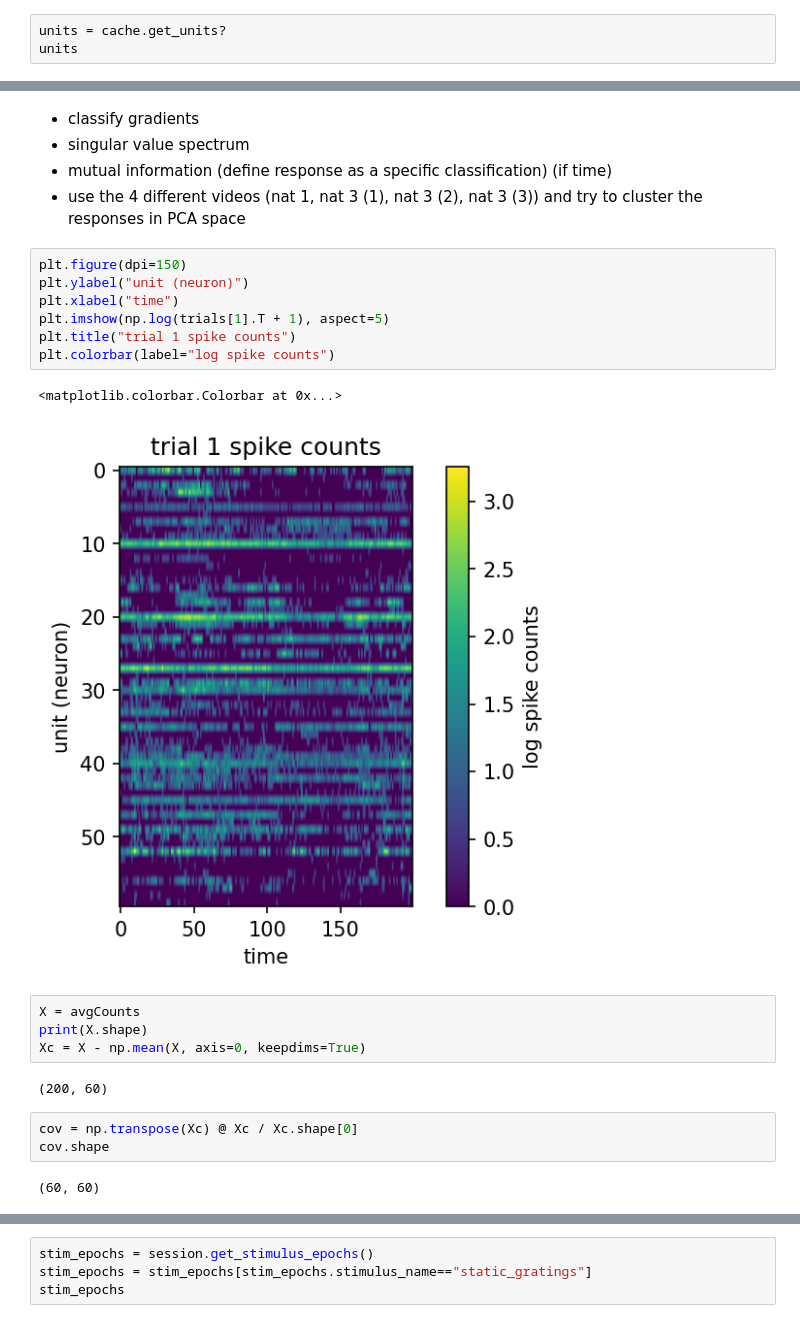
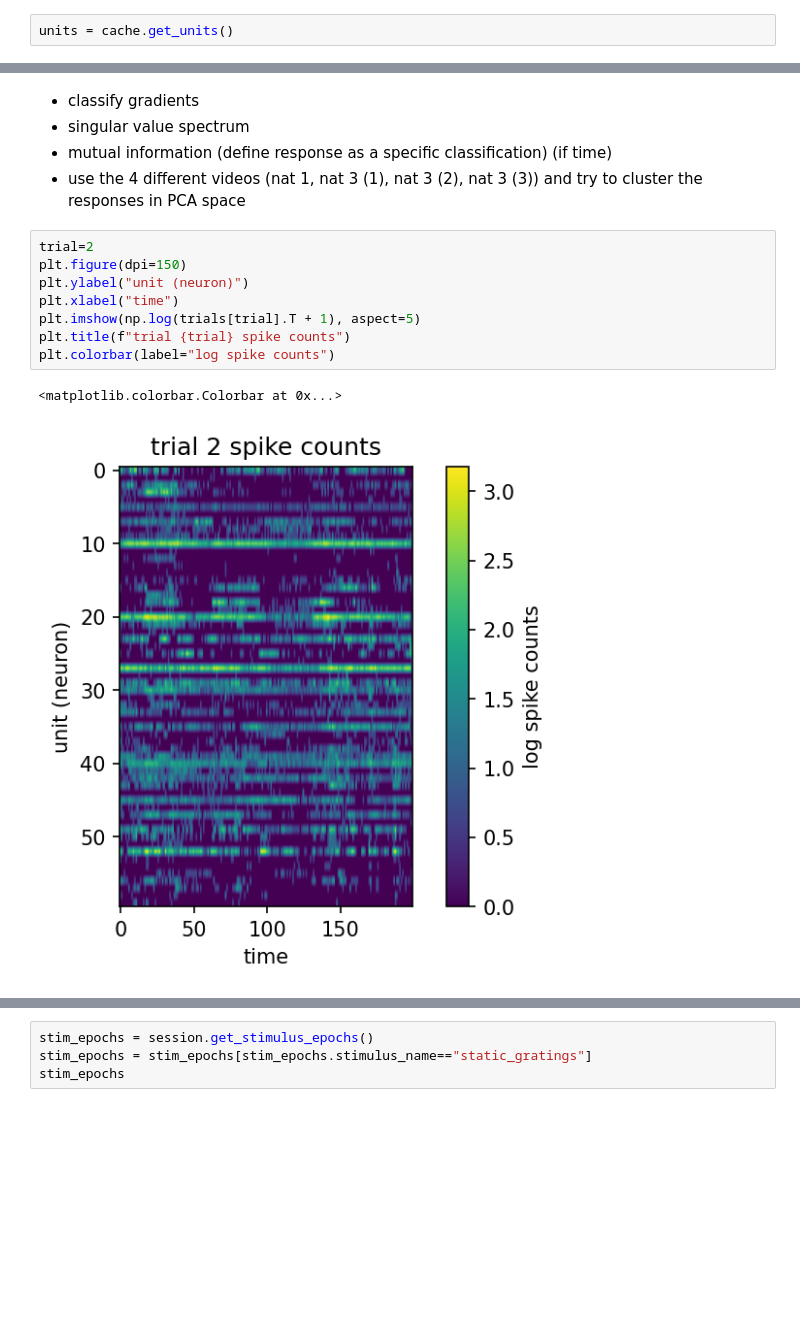
Before and after one commit to AlexTMallen/spectral-spectrum-sparse-analysis, a Jupyter notebook: allenSDK/visual_coding.ipynb, the cells around one changed output, grey strips where cells are left out. Drawn from its saved outputs; the diff is of its cells as text; blank space fills up the shorter version.

```diff
--- a/allenSDK/visual_coding.ipynb
+++ b/allenSDK/visual_coding.ipynb
@@ -52,5 +42,4 @@ filtered_sessions.head()
 session_id = 715093703  # based on the above filter
 session = cache.get_session_data(session_id)
 # %%
-units = cache.get_units?
-units
+units = cache.get_units()
@@ -177,23 +131,13 @@ plt.bar(bin_centers, trials[0, :, 2], width=bin_width)
 - mutual information (define response as a specific classification) (if time)
 - use the 4 different videos (nat 1, nat 3 (1), nat 3 (2), nat 3 (3)) and try to cluster the responses in PCA space
 # %%
+trial=2
 plt.figure(dpi=150)
 plt.ylabel("unit (neuron)")
 plt.xlabel("time")
-plt.imshow(np.log(trials[1].T + 1), aspect=5)
-plt.title("trial 1 spike counts")
+plt.imshow(np.log(trials[trial].T + 1), aspect=5)
+plt.title(f"trial {trial} spike counts")
 plt.colorbar(label="log spike counts")
 # %% [output]
 <matplotlib.colorbar.Colorbar at 0x...>
-[figure, old version]
+[figure, new version]
-# %%
-X = avgCounts
-print(X.shape)
-Xc = X - np.mean(X, axis=0, keepdims=True)
-# %% [output]
-(200, 60)
-# %%
-cov = np.transpose(Xc) @ Xc / Xc.shape[0]
-cov.shape
-# %% [output]
-(60, 60)
```
Also changed, not shown: parts of 60 cells of this notebook.
